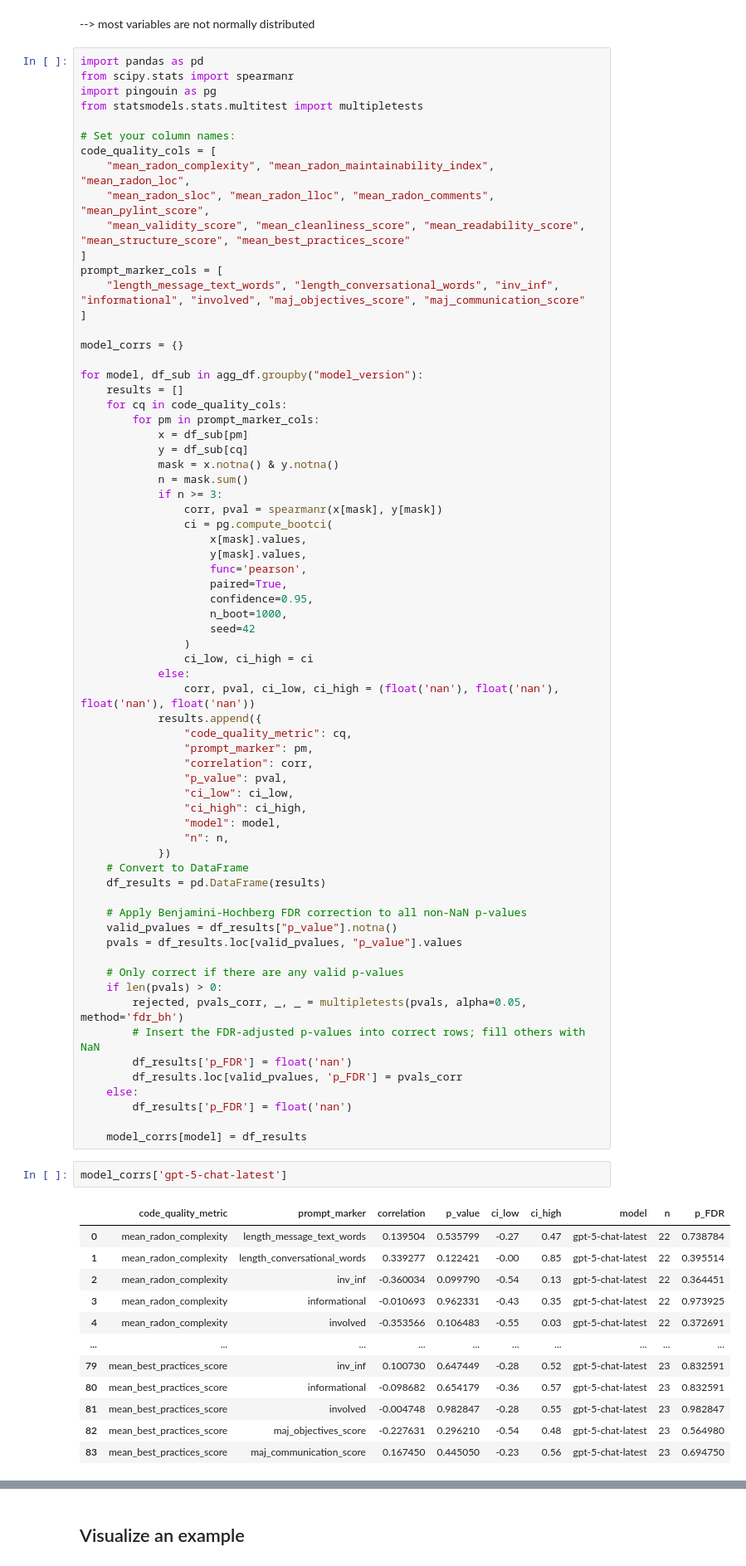
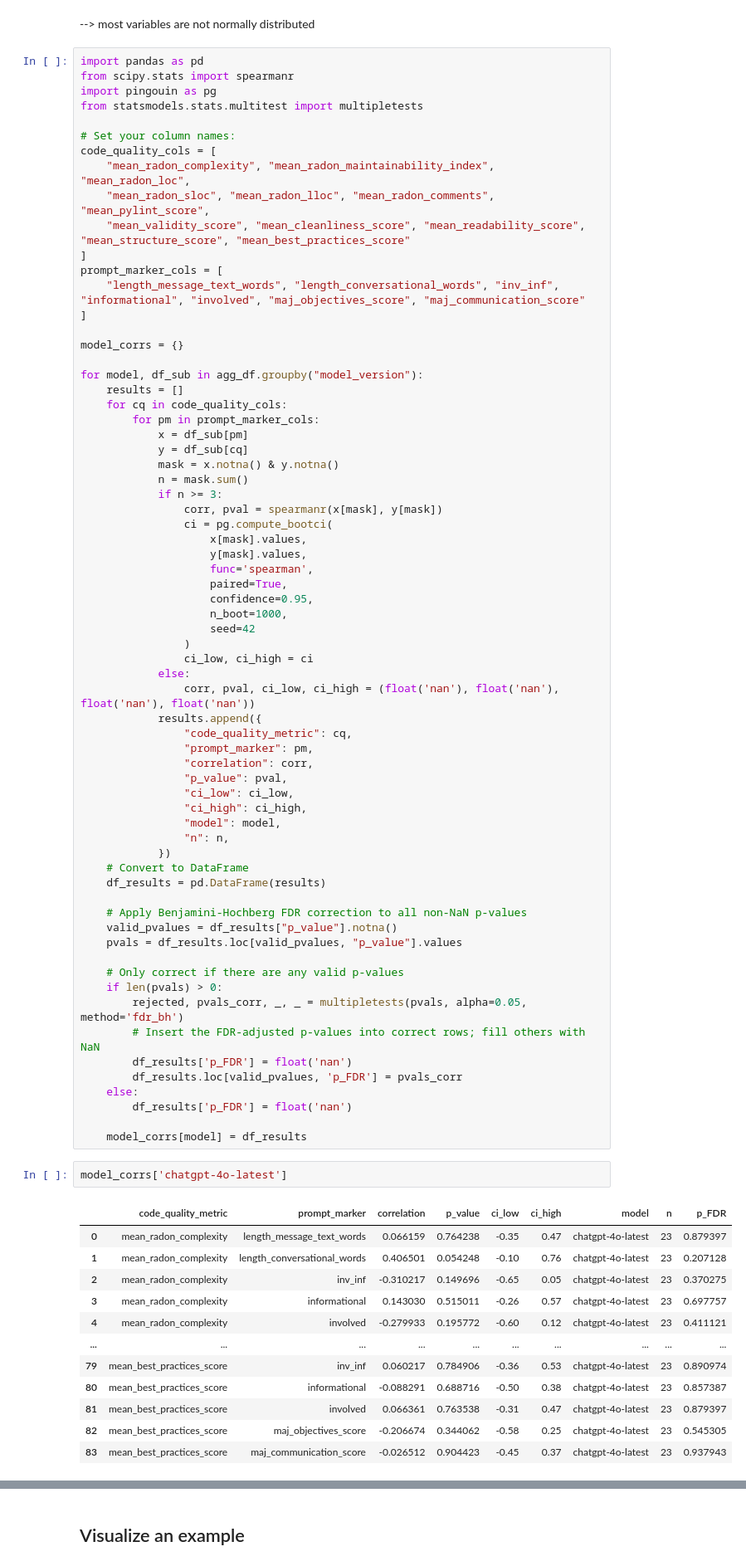
Before and after one commit to Mayaryin/GenderInfluenceInCodeGeneration, a Jupyter notebook: notebooks/code_analysis/04_Annontated_Pylint.ipynb, the cells around one changed output, grey strips where cells are left out. Shown: that part at 83% size. Cells and saved outputs as stored; diff of their text form.

```diff
--- a/notebooks/code_analysis/04_Annontated_Pylint.ipynb
+++ b/notebooks/code_analysis/04_Annontated_Pylint.ipynb
@@ -359,7 +359,7 @@ for model, df_sub in agg_df.groupby("model_version"):
                 ci = pg.compute_bootci(
                     x[mask].values,
                     y[mask].values,
-                    func='pearson',
+                    func='spearman',
                     paired=True,
                     confidence=0.95,
                     n_boot=1000,
@@ -396,18 +396,18 @@ for model, df_sub in agg_df.groupby("model_version"):
 
     model_corrs[model] = df_results
 # %%
-model_corrs['gpt-5-chat-latest']
+model_corrs['chatgpt-4o-latest']
 # %% [output]
 |  | code_quality_metric | prompt_marker | correlation | p_value | ci_low | ci_high | model | n | p_FDR |
-| 0 | mean_radon_complexity | length_message_text_words | 0.139504 | 0.535799 | -0.27 | 0.47 | gpt-5-chat-latest | 22 | 0.738784 |
-| 1 | mean_radon_complexity | length_conversational_words | 0.339277 | 0.122421 | -0.00 | 0.85 | gpt-5-chat-latest | 22 | 0.395514 |
-| 2 | mean_radon_complexity | inv_inf | -0.360034 | 0.099790 | -0.54 | 0.13 | gpt-5-chat-latest | 22 | 0.364451 |
-| 3 | mean_radon_complexity | informational | -0.010693 | 0.962331 | -0.43 | 0.35 | gpt-5-chat-latest | 22 | 0.973925 |
-| 4 | mean_radon_complexity | involved | -0.353566 | 0.106483 | -0.55 | 0.03 | gpt-5-chat-latest | 22 | 0.372691 |
+| 0 | mean_radon_complexity | length_message_text_words | 0.066159 | 0.764238 | -0.35 | 0.47 | chatgpt-4o-latest | 23 | 0.879397 |
+| 1 | mean_radon_complexity | length_conversational_words | 0.406501 | 0.054248 | -0.10 | 0.76 | chatgpt-4o-latest | 23 | 0.207128 |
+| 2 | mean_radon_complexity | inv_inf | -0.310217 | 0.149696 | -0.65 | 0.05 | chatgpt-4o-latest | 23 | 0.370275 |
+| 3 | mean_radon_complexity | informational | 0.143030 | 0.515011 | -0.26 | 0.57 | chatgpt-4o-latest | 23 | 0.697757 |
+| 4 | mean_radon_complexity | involved | -0.279933 | 0.195772 | -0.60 | 0.12 | chatgpt-4o-latest | 23 | 0.411121 |
 | ... | ... | ... | ... | ... | ... | ... | ... | ... | ... |
-| 79 | mean_best_practices_score | inv_inf | 0.100730 | 0.647449 | -0.28 | 0.52 | gpt-5-chat-latest | 23 | 0.832591 |
-| 80 | mean_best_practices_score | informational | -0.098682 | 0.654179 | -0.36 | 0.57 | gpt-5-chat-latest | 23 | 0.832591 |
-| 81 | mean_best_practices_score | involved | -0.004748 | 0.982847 | -0.28 | 0.55 | gpt-5-chat-latest | 23 | 0.982847 |
-| 82 | mean_best_practices_score | maj_objectives_score | -0.227631 | 0.296210 | -0.54 | 0.48 | gpt-5-chat-latest | 23 | 0.564980 |
-| 83 | mean_best_practices_score | maj_communication_score | 0.167450 | 0.445050 | -0.23 | 0.56 | gpt-5-chat-latest | 23 | 0.694750 |
+| 79 | mean_best_practices_score | inv_inf | 0.060217 | 0.784906 | -0.36 | 0.53 | chatgpt-4o-latest | 23 | 0.890974 |
+| 80 | mean_best_practices_score | informational | -0.088291 | 0.688716 | -0.50 | 0.38 | chatgpt-4o-latest | 23 | 0.857387 |
+| 81 | mean_best_practices_score | involved | 0.066361 | 0.763538 | -0.31 | 0.47 | chatgpt-4o-latest | 23 | 0.879397 |
+| 82 | mean_best_practices_score | maj_objectives_score | -0.206674 | 0.344062 | -0.58 | 0.25 | chatgpt-4o-latest | 23 | 0.545305 |
+| 83 | mean_best_practices_score | maj_communication_score | -0.026512 | 0.904423 | -0.45 | 0.37 | chatgpt-4o-latest | 23 | 0.937943 |
 84 rows × 9 columns
```
Also changed, not shown: parts of 11 cells of this notebook, 7 other files.
